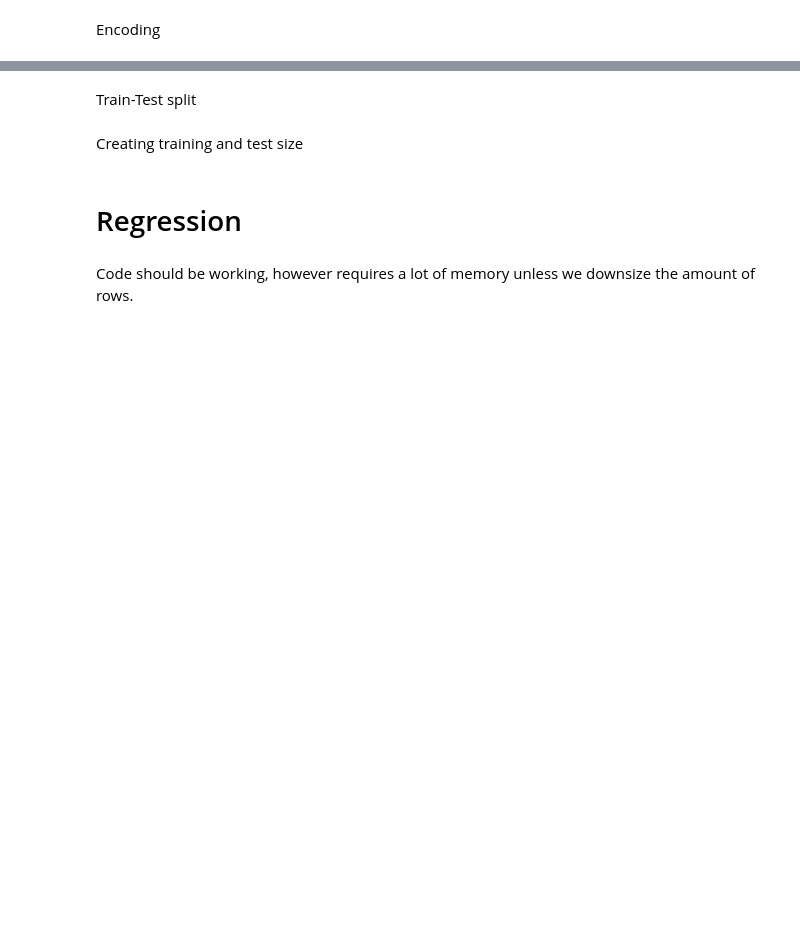
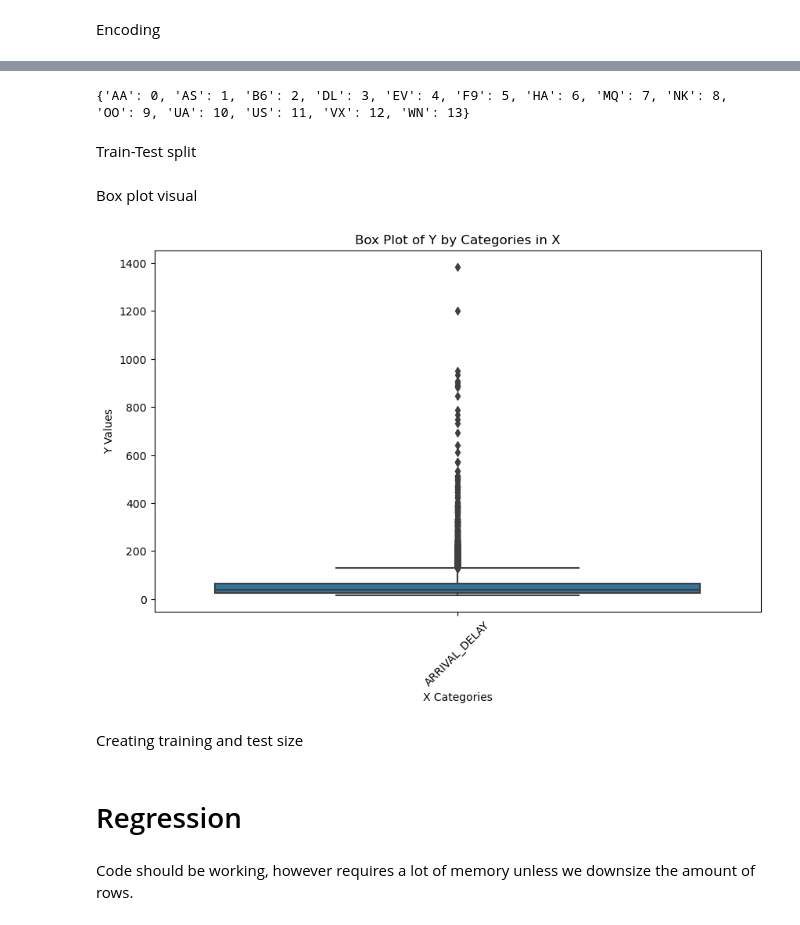
Before and after one commit to Draztrazz/BigDataProject, a Jupyter notebook: Preprocessing_fr.ipynb, the cells around one changed output, grey strips where cells are left out. Drawn from its saved outputs; the diff is of its cells as text; code cells hidden in the pictures; blank space fills up the shorter version.

```diff
--- a/Preprocessing_fr.ipynb
+++ b/Preprocessing_fr.ipynb
@@ -121,12 +125,11 @@ df_fd.head(30)
 # %% [markdown]
 Encoding
 # %%
-def encode_and_bind_all(original_dataframe, features_to_encode):
-    dummies = pd.get_dummies(original_dataframe[features_to_encode])
-    res = pd.concat([original_dataframe, dummies], axis=1)
-    res = res.drop(features_to_encode, axis=1)
-    return res
+from sklearn.preprocessing import LabelEncoder
 
-features_to_encode = ['AIRLINE', 'ORIGIN_AIRPORT', 'DESTINATION_AIRPORT']
-df_fd_enc = encode_and_bind_all(df_fd, features_to_encode)
-df_fd_enc.head()
+le = LabelEncoder()
+
+# Label encoding features to change categorical variables into numerical one
+df_fd['AIRLINE']= le.fit_transform(df_fd['AIRLINE'])
+df_fd['ORIGIN_AIRPORT'] = le.fit_transform(df_fd['ORIGIN_AIRPORT'])
+df_fd['DESTINATION_AIRPORT'] = le.fit_transform(df_fd['DESTINATION_AIRPORT'])
@@ -144,0 +165,6 @@ df_fd_enc.shape
+# %%
+le.fit(flight_df['AIRLINE'])
+le_name_mapping = dict(zip(le.classes_, le.transform(le.classes_)))
+print(le_name_mapping)
+# %% [output]
+{'AA': 0, 'AS': 1, 'B6': 2, 'DL': 3, 'EV': 4, 'F9': 5, 'HA': 6, 'MQ': 7, 'NK': 8, 'OO': 9, 'UA': 10, 'US': 11, 'VX': 12, 'WN': 13}
@@ -145,11 +179,27 @@ df_fd_enc.shape
 # %% [markdown]
 Train-Test split
 # %%
-y = df_fd_enc['ARRIVAL_DELAY']
-X = df_fd_enc.drop('ARRIVAL_DELAY', axis=1)
+y = df_fd['ARRIVAL_DELAY']
+X = df_fd.drop('ARRIVAL_DELAY', axis=1)
 
 #df_fd_enc[['MONTH', 'DAY', 'DAY_OF_WEEK', 'AIRLINE', 'FLIGHT_NUMBER', 'ORIGIN_AIRPORT', 'DESTINATION_AIRPORT',
 #          'SCHEDULED_DEPARTURE', 'SCHEDULED_TIME', 'DISTANCE', 'SCHEDULED_ARRIVAL']]
+# %% [markdown]
+Box plot visual
+# %%
+df_melted = pd.melt(df_fd_enc, id_vars=X, value_vars=[y])
+
+# Create a box plot using Seaborn
+plt.figure(figsize=(10, 6))
+sns.boxplot(x='variable', y='value', data=df_melted)
+plt.title('Box Plot of Y by Categories in X')
+plt.xlabel('X Categories')
+plt.ylabel('Y Values')
+plt.xticks(rotation=45)  # Rotate x-axis labels for better readability
+
+plt.show()
+# %% [output]
+[figure, added]
 # %% [markdown]
 Creating training and test size
 # %%
```
Also changed, not shown: parts of 12 cells of this notebook.
